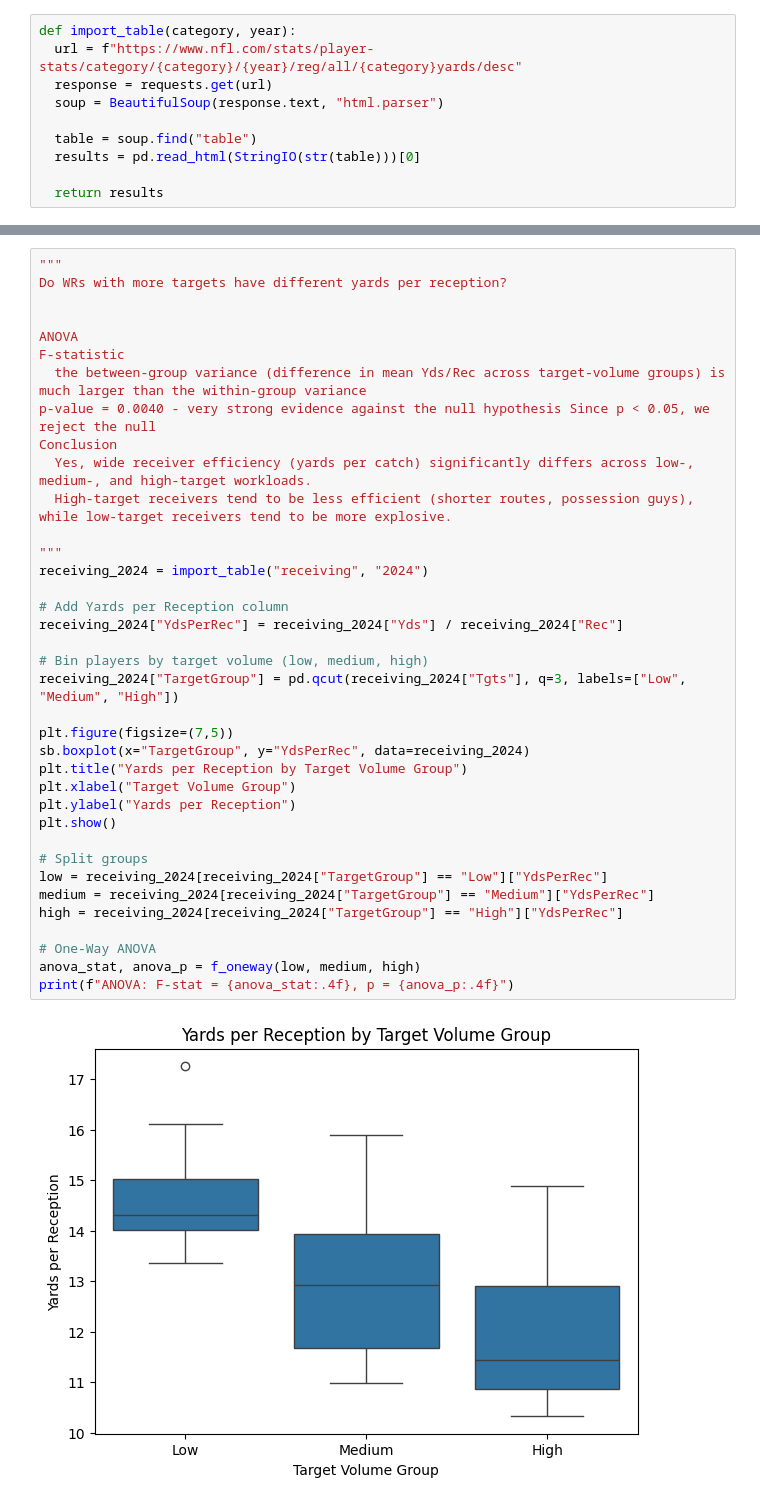
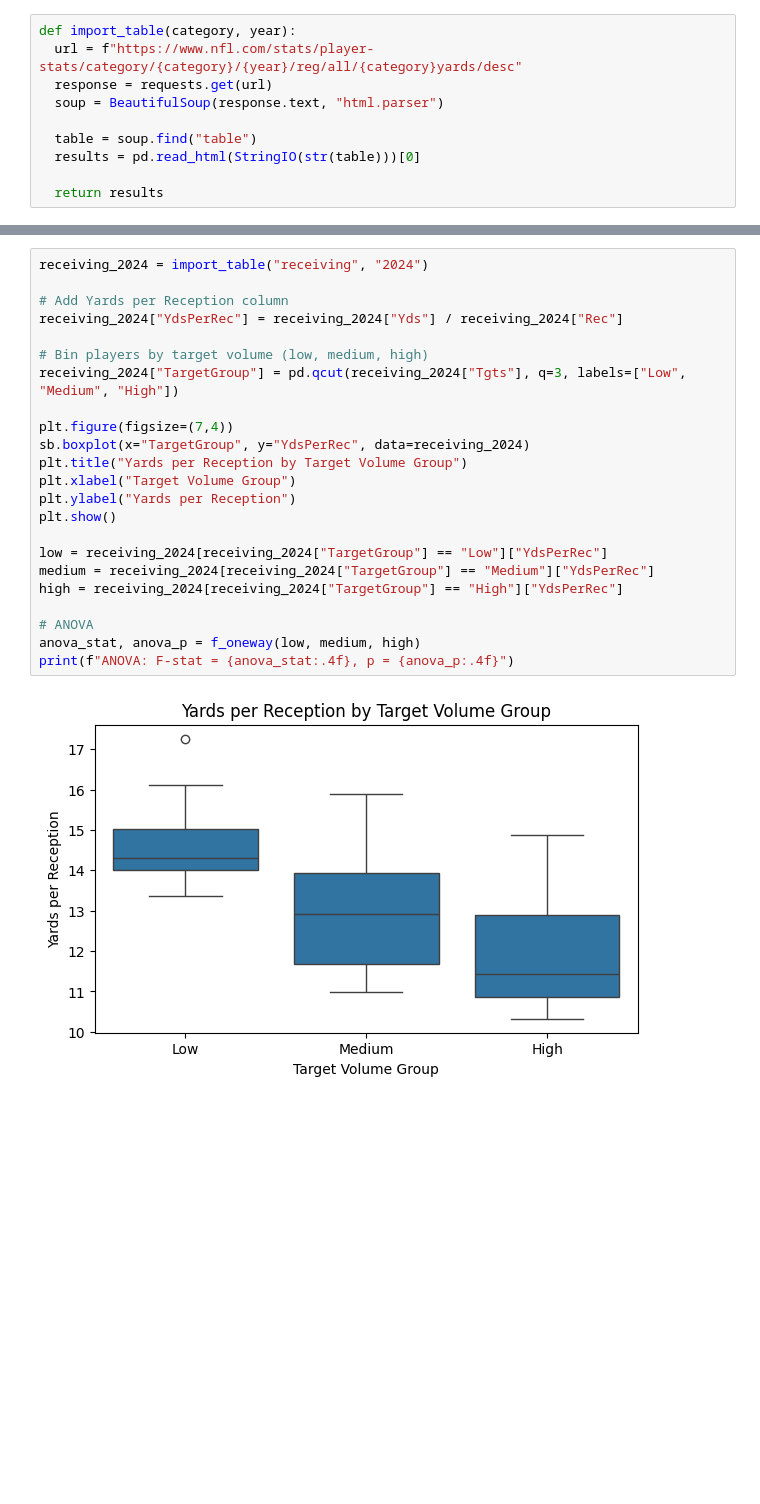
Before and after one commit to johannanguyen/nfl_stats, a Jupyter notebook: nfl_stats.ipynb, the cells around one changed output, grey strips where cells are left out. Drawn from its saved outputs; the diff is of its cells as text; blank space fills up the shorter version.

```diff
--- a/nfl_stats.ipynb
+++ b/nfl_stats.ipynb
@@ -215,40 +207,26 @@ P-value: 0.0000
 # %%
-"""
-Do WRs with more targets have different yards per reception?
-
-
-ANOVA
-F-statistic
-  the between-group variance (difference in mean Yds/Rec across target-volume groups) is much larger than the within-group variance
-p-value = 0.0040 - very strong evidence against the null hypothesis Since p < 0.05, we reject the null
-Conclusion
-  Yes, wide receiver efficiency (yards per catch) significantly differs across low-, medium-, and high-target workloads.
-  High-target receivers tend to be less efficient (shorter routes, possession guys), while low-target receivers tend to be more explosive.
-
-"""
 receiving_2024 = import_table("receiving", "2024")
 
 # Add Yards per Reception column
 receiving_2024["YdsPerRec"] = receiving_2024["Yds"] / receiving_2024["Rec"]
 
 # Bin players by target volume (low, medium, high)
 receiving_2024["TargetGroup"] = pd.qcut(receiving_2024["Tgts"], q=3, labels=["Low", "Medium", "High"])
 
-plt.figure(figsize=(7,5))
+plt.figure(figsize=(7,4))
 sb.boxplot(x="TargetGroup", y="YdsPerRec", data=receiving_2024)
 plt.title("Yards per Reception by Target Volume Group")
 plt.xlabel("Target Volume Group")
 plt.ylabel("Yards per Reception")
 plt.show()
 
-# Split groups
 low = receiving_2024[receiving_2024["TargetGroup"] == "Low"]["YdsPerRec"]
 medium = receiving_2024[receiving_2024["TargetGroup"] == "Medium"]["YdsPerRec"]
 high = receiving_2024[receiving_2024["TargetGroup"] == "High"]["YdsPerRec"]
 
-# One-Way ANOVA
+# ANOVA
 anova_stat, anova_p = f_oneway(low, medium, high)
 print(f"ANOVA: F-stat = {anova_stat:.4f}, p = {anova_p:.4f}")
 # %% [output]
-[figure, old version]
+[figure, new version]
 ANOVA: F-stat = 7.1832, p = 0.0040
```
Also changed, not shown: parts of 20 cells of this notebook.
